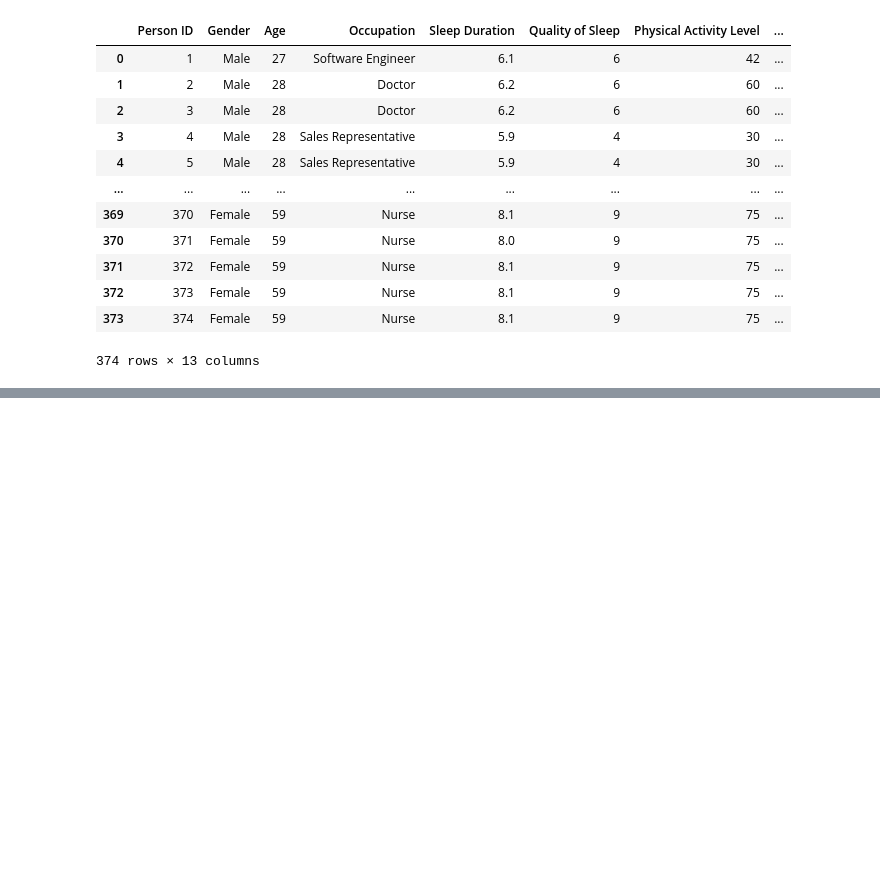
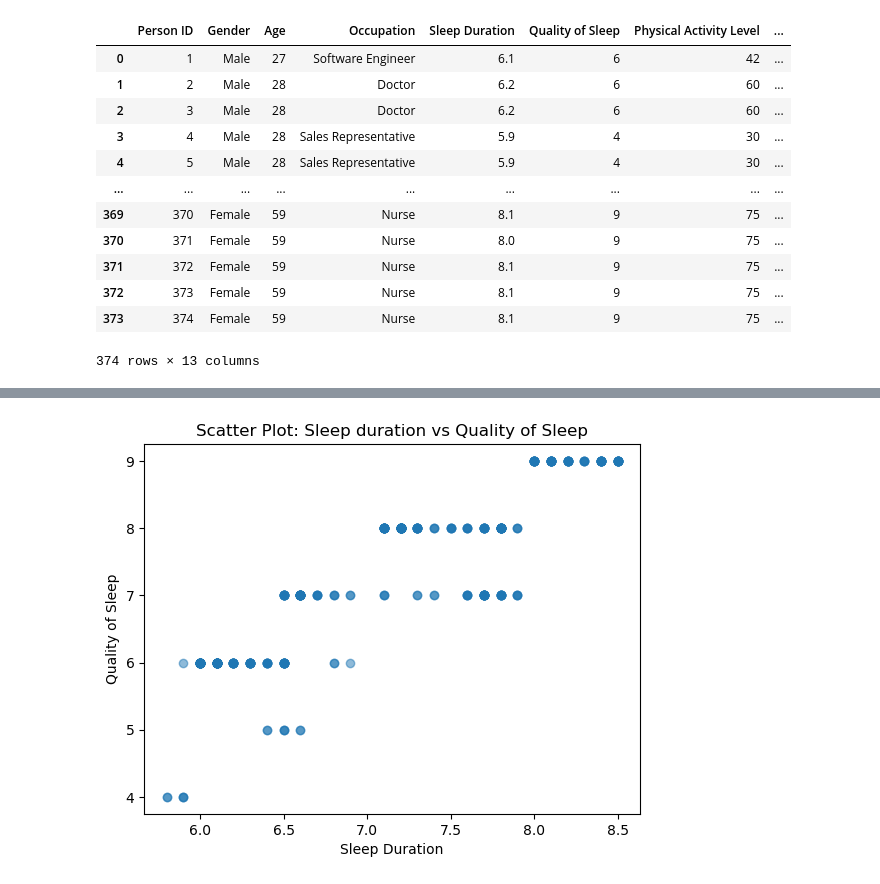
Before and after one commit to Shristythapa/sleep_health_lifestyle_data_analysis, a Jupyter notebook: sleep_health_lifestyle.ipynb, the cells around one changed output, grey strips where cells are left out. Cells and saved outputs as stored; diff of their text form; code cells hidden in the pictures; blank space fills up the shorter version.

```diff
--- a/sleep_health_lifestyle.ipynb
+++ b/sleep_health_lifestyle.ipynb
@@ -224,0 +253,17 @@ plt.show()
+# %%
+#create list
+sleep_duration=df['Sleep Duration'].tolist()
+quality_of_sleep = df['Quality of Sleep'].tolist()
+
+# Create a scatter plot
+plt.scatter(sleep_duration, quality_of_sleep, alpha=0.5)
+
+# Add labels and a title
+plt.xlabel('Sleep Duration')
+plt.ylabel('Quality of Sleep')
+plt.title('Scatter Plot: Sleep duration vs Quality of Sleep')
+
+# Display the plot
+plt.show()
+# %% [output]
+[figure, added]
```
Also changed, not shown: parts of 3 cells of this notebook.
